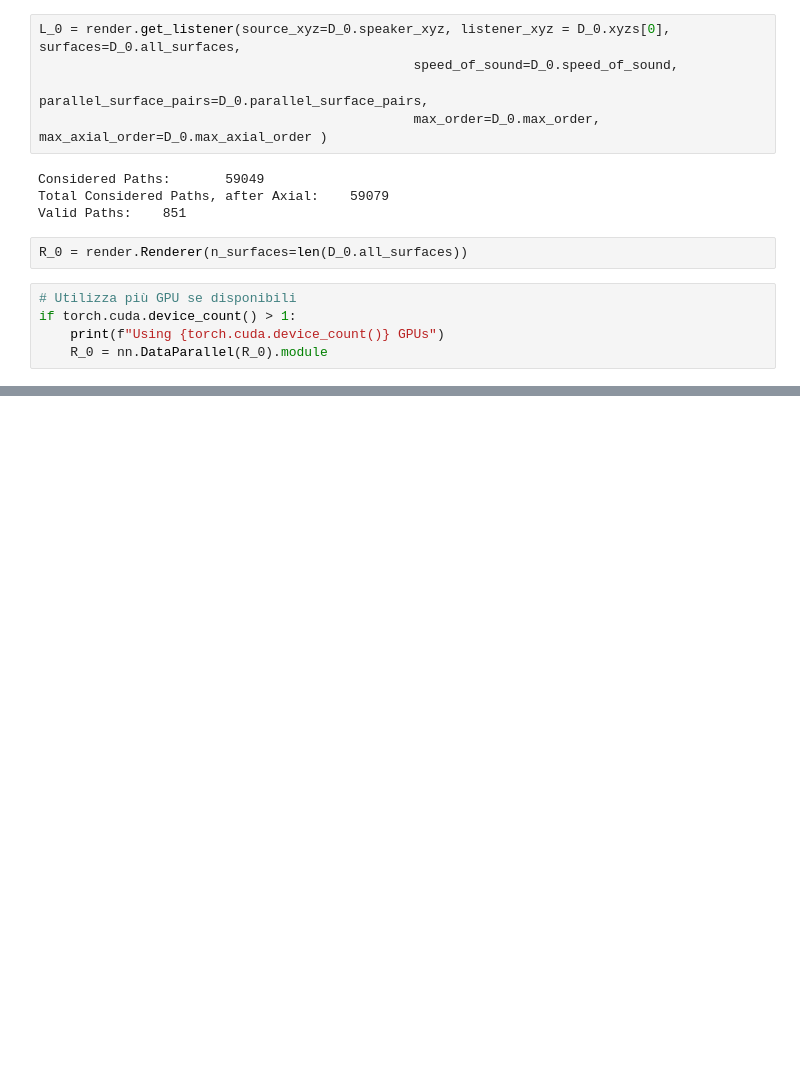
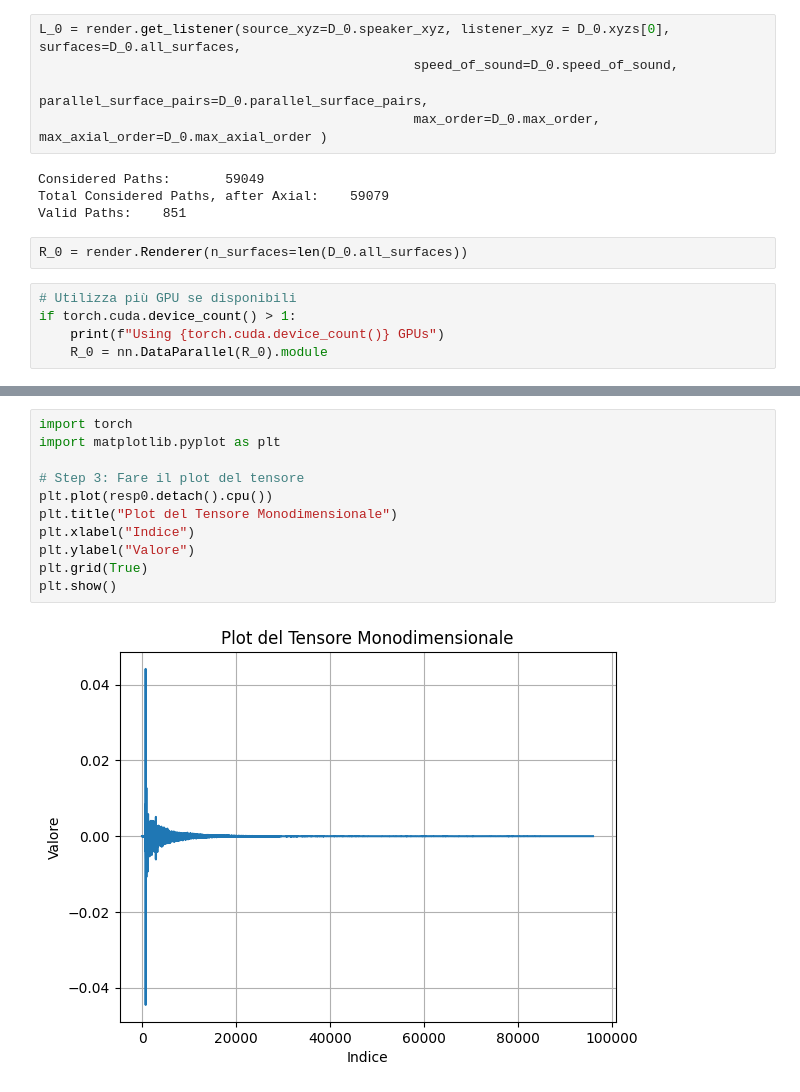
Before and after one commit to JohnnyBravo10/hearinganythinganywhere, a Jupyter notebook: prova_learned_bp.ipynb, the cells around one changed output, grey strips where cells are left out. Drawn from its saved outputs; the diff is of its cells as text; blank space fills up the shorter version.

```diff
--- a/prova_learned_bp.ipynb
+++ b/prova_learned_bp.ipynb
@@ -56,0 +87,13 @@ plt.show()
+# %%
+import torch
+import matplotlib.pyplot as plt
+
+# Step 3: Fare il plot del tensore
+plt.plot(resp0.detach().cpu())
+plt.title("Plot del Tensore Monodimensionale")
+plt.xlabel("Indice")
+plt.ylabel("Valore")
+plt.grid(True)
+plt.show()
+# %% [output]
+[figure, added]
```
Also changed, not shown: parts of 4 cells of this notebook, 2 other files.
